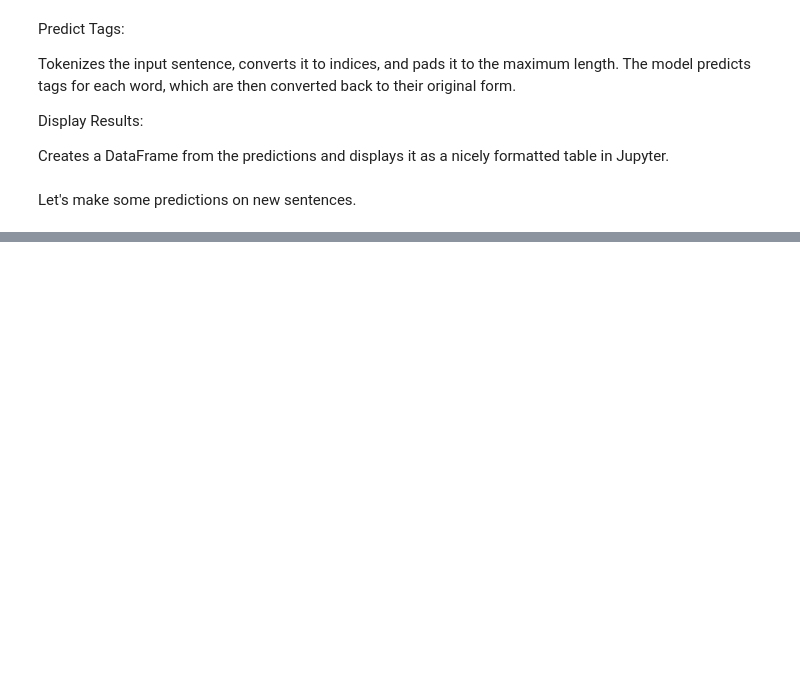
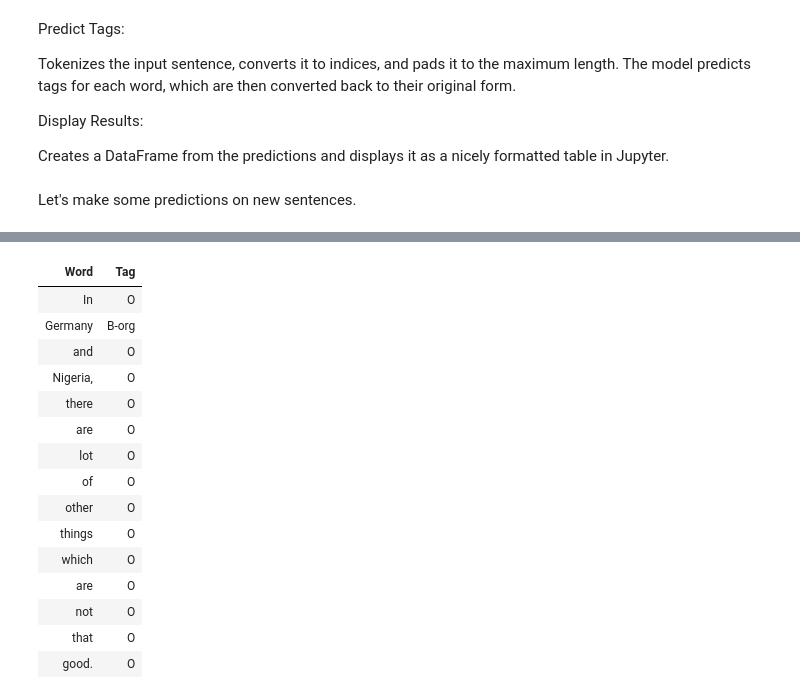
Before and after one commit to rahulbhoyar1995/NER-Case-Study, a Jupyter notebook: ner_analysis.ipynb, the cells around one changed output, grey strips where cells are left out. Cells and saved outputs as stored; diff of their text form; code cells hidden in the pictures; blank space fills up the shorter version.

```diff
--- a/ner_analysis.ipynb
+++ b/ner_analysis.ipynb
@@ -417,0 +346,5 @@ predictions = predict_tags(sentence, tags, word2idx, max_len, model)
+# %%
+sentence_3 = "In Germany and Nigeria, there are lot of other things which are not that good."
+
+predictions = predict_tags(sentence_3, tags, word2idx, max_len, model)
+# %% [output]
@@ -417,0 +352,16 @@ predictions = predict_tags(sentence, tags, word2idx, max_len, model)
+| Word | Tag |
+| In | O |
+| Germany | B-org |
+| and | O |
+| Nigeria, | O |
+| there | O |
+| are | O |
+| lot | O |
+| of | O |
+| other | O |
+| things | O |
+| which | O |
+| are | O |
+| not | O |
+| that | O |
+| good. | O |
```
Also changed, not shown: parts of 55 cells of this notebook.
